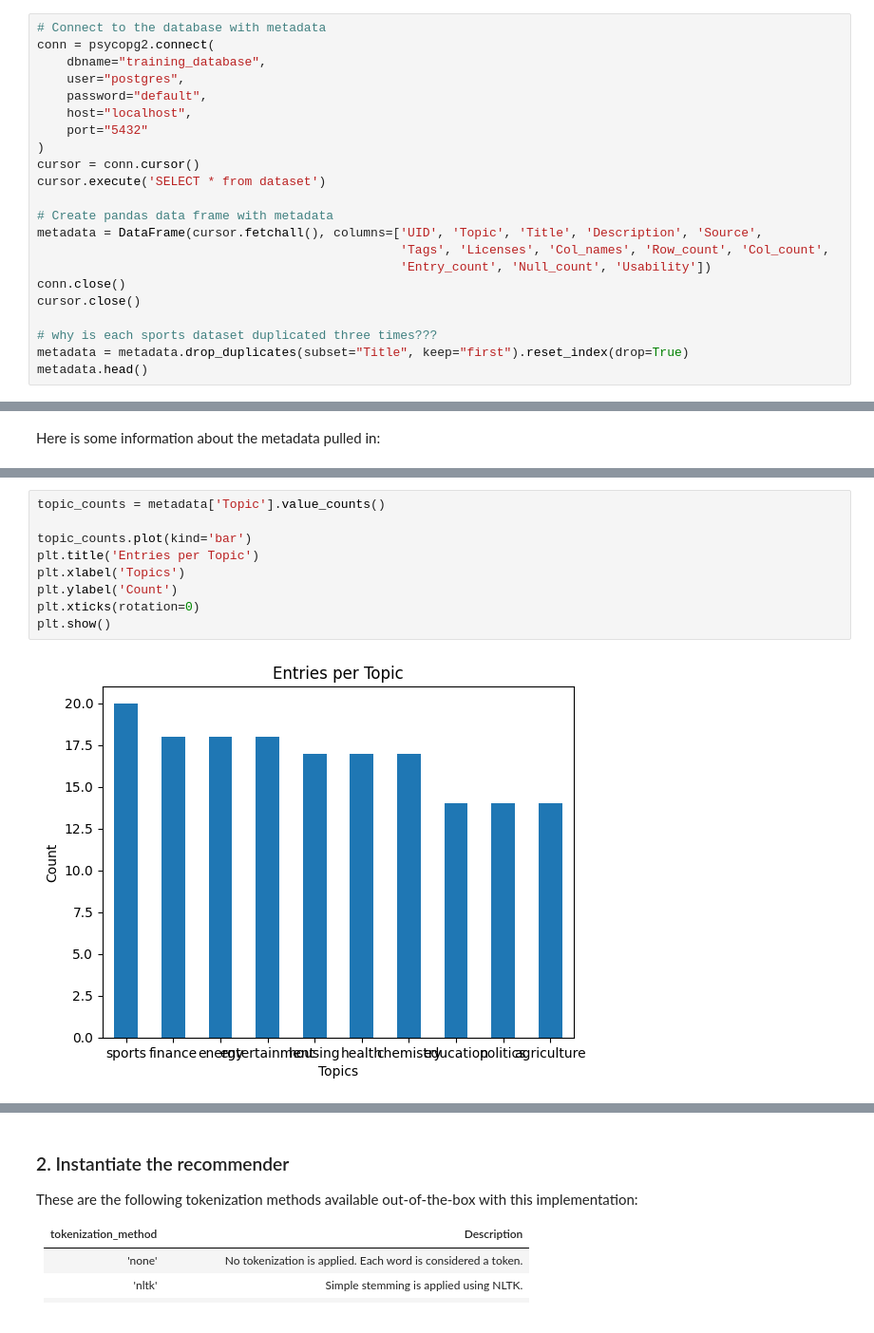
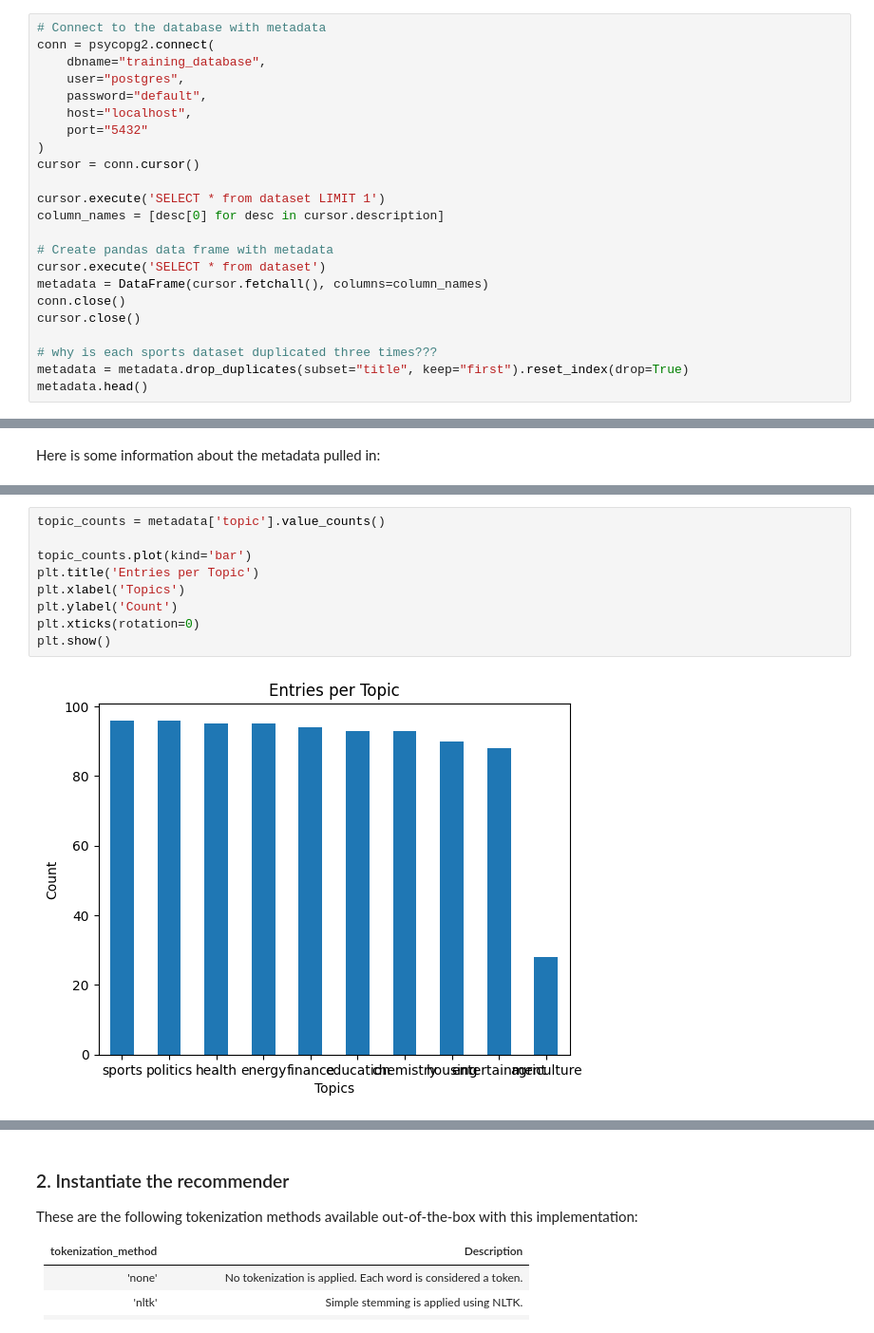
Before and after one commit to iSkytran/data-gandalf, a Jupyter notebook: model_system/notebooks/custom_weights_TFIDF.ipynb, the cells around one changed output, grey strips where cells are left out. Shown at 95% size. Cells and saved outputs as stored; diff of their text form.

Commit message:
Further updated and generalized model training script. Model trained on new dump file with ~900 datasets

```diff
--- a/model_system/notebooks/custom_weights_TFIDF.ipynb
+++ b/model_system/notebooks/custom_weights_TFIDF.ipynb
@@ -38,16 +38,17 @@ conn = psycopg2.connect(
     port="5432"
 )
 cursor = conn.cursor()
-cursor.execute('SELECT * from dataset')
+
+cursor.execute('SELECT * from dataset LIMIT 1')
+column_names = [desc[0] for desc in cursor.description]
 
 # Create pandas data frame with metadata
-metadata = DataFrame(cursor.fetchall(), columns=['UID', 'Topic', 'Title', 'Description', 'Source',
-                                                 'Tags', 'Licenses', 'Col_names', 'Row_count', 'Col_count',
-                                                 'Entry_count', 'Null_count', 'Usability'])
+cursor.execute('SELECT * from dataset')
+metadata = DataFrame(cursor.fetchall(), columns=column_names)
 conn.close()
 cursor.close()
 
 # why is each sports dataset duplicated three times???
-metadata = metadata.drop_duplicates(subset="Title", keep="first").reset_index(drop=True)
+metadata = metadata.drop_duplicates(subset="title", keep="first").reset_index(drop=True)
 metadata.head()
 # %% [output]
@@ -85,12 +83,12 @@ memory usage: 17.1+ KB
 # %%
-topic_counts = metadata['Topic'].value_counts()
+topic_counts = metadata['topic'].value_counts()
 
 topic_counts.plot(kind='bar')
 plt.title('Entries per Topic')
 plt.xlabel('Topics')
 plt.ylabel('Count')
 plt.xticks(rotation=0)
 plt.show()
 # %% [output]
-[figure, old version]
+[figure, new version]
 # %%
```
Also changed, not shown: parts of 19 cells of this notebook, 6 other files.
